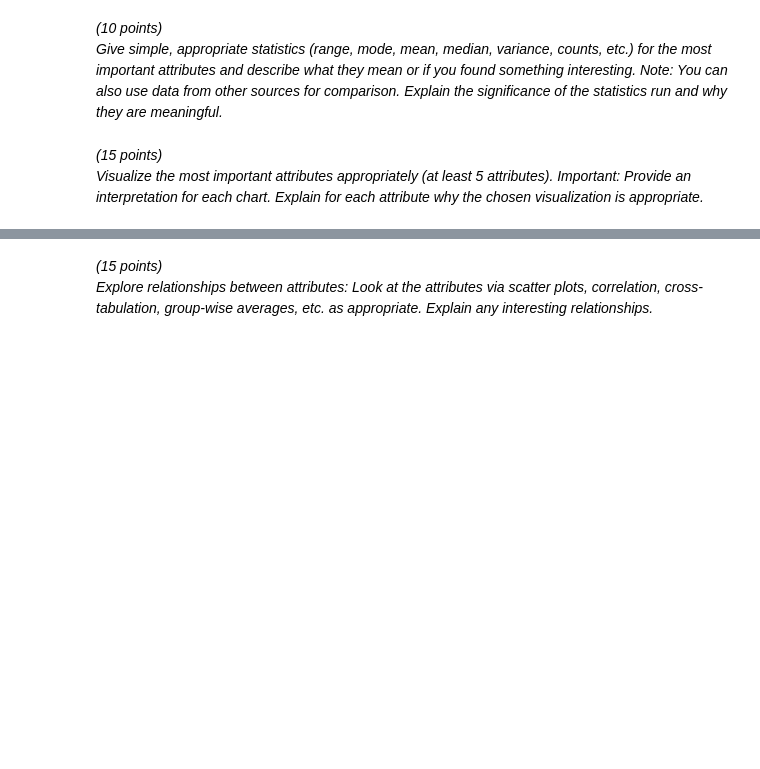
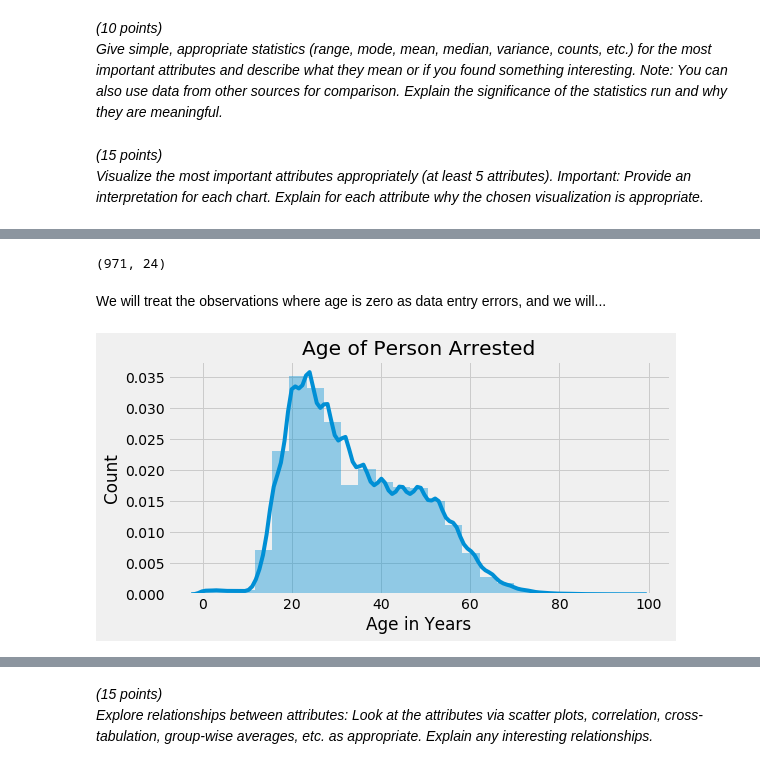
Before and after one commit to EdwardAF-IT/machine-learning-i-group-project, a Jupyter notebook: Code/Cleansing.ipynb, the cells around one changed output, grey strips where cells are left out. Cells and saved outputs as stored; diff of their text form; code cells hidden in the pictures; blank space fills up the shorter version.

Commit message:
Update Cleansing.ipynb
Added plots and cleaned up text.

```diff
--- a/Code/Cleansing.ipynb
+++ b/Code/Cleansing.ipynb
@@ -28,0 +41,4 @@ except:
+# %%
+# make copy of dataset
+df = df_raw
+print("The data set has {:,} rows and {:,} columns".format(*df.shape))
@@ -91,0 +181,9 @@ df.duplicated().sum()
+# %%
+# Convert float to string. Get rid of decimals. Replace missing or invalid values with '0000'.
+df['Time'] = df['Time'].astype(str).str.split(".", expand = True)[0].replace(to_replace = ['0', '2400', 'nan'], value = '0000')
+
+# Fill time column with leading zeros to have 4 characters total
+df['Time'] = df['Time'].apply(lambda x: '{0:0>4}'.format(x))
+
+# Add colon to Time values by converting attribute to a datetime variable
+df['Time'] = pd.to_datetime(df['Time'], format = '%H%M').dt.time
@@ -91,0 +194,8 @@ df.duplicated().sum()
+# %%
+# Convert Arrest Date to datetime
+df['Arrest Date'] = pd.to_datetime(df['Arrest Date'])
+
+# Extract year, month, and day of week and add to dataframe as new attributes
+df['arrest_year']= df['Arrest Date'].dt.year
+df['arrest_month']= df['Arrest Date'].dt.month
+df['arrest_day_of_week'] = df['Arrest Date'].dt.weekday_name
@@ -91,0 +204,14 @@ df.duplicated().sum()
+# %%
+#remove duplicate whitespaces
+df['Cross Street'] = df['Cross Street'].replace('\s+',' ',regex=True)
+df['Address'] = df['Address'].replace('\s+',' ',regex=True)
+
+#if all digits are numeric, nullify
+df['Address New'] = np.where(df["Address"].str.isdigit() == True,np.nan, df["Address"])
+df['Cross Street New'] = np.where(df["Cross Street"].str.isdigit() == True,np.nan, df["Cross Street"])
+
+df['Address_first_word'] = df['Address'].str.split(n=1).str[0]
+df['Street'] = np.where(df['Address_first_word'].str.isdigit() == True,df['Address'].str.split(n=1).str[1],df['Address'])
+
+df['Cross_street_first_word'] = df['Cross Street'].str.split(n=1).str[0]
+df['CrossStreet'] = np.where(df['Cross_street_first_word'].str.isdigit() == True,df['Cross Street'].str.split(n=1).str[1],df['Cross Street'])
@@ -213,0 +319,7 @@ df_cleansed['Descent Code'].describe()
+# %%
+# select rows where Time = 0
+df.loc[df['Age']== 0].shape
+# %% [output]
+(971, 24)
+# %% [markdown]
+We will treat the observations where age is zero as data entry errors, and we will...
@@ -213,0 +333,10 @@ df_cleansed['Descent Code'].describe()
+# %%
+# set plot style
+plt.style.use('fivethirtyeight')
+plt.figure(figsize = (8, 4))
+
+# distribution of age in years
+sns.distplot(df['Age'], bins = 25);
+plt.title('Age of Person Arrested'); plt.xlabel('Age in Years'); plt.ylabel('Count');
+# %% [output]
+[figure, added]
```
Also changed, not shown: parts of 46 cells of this notebook.
